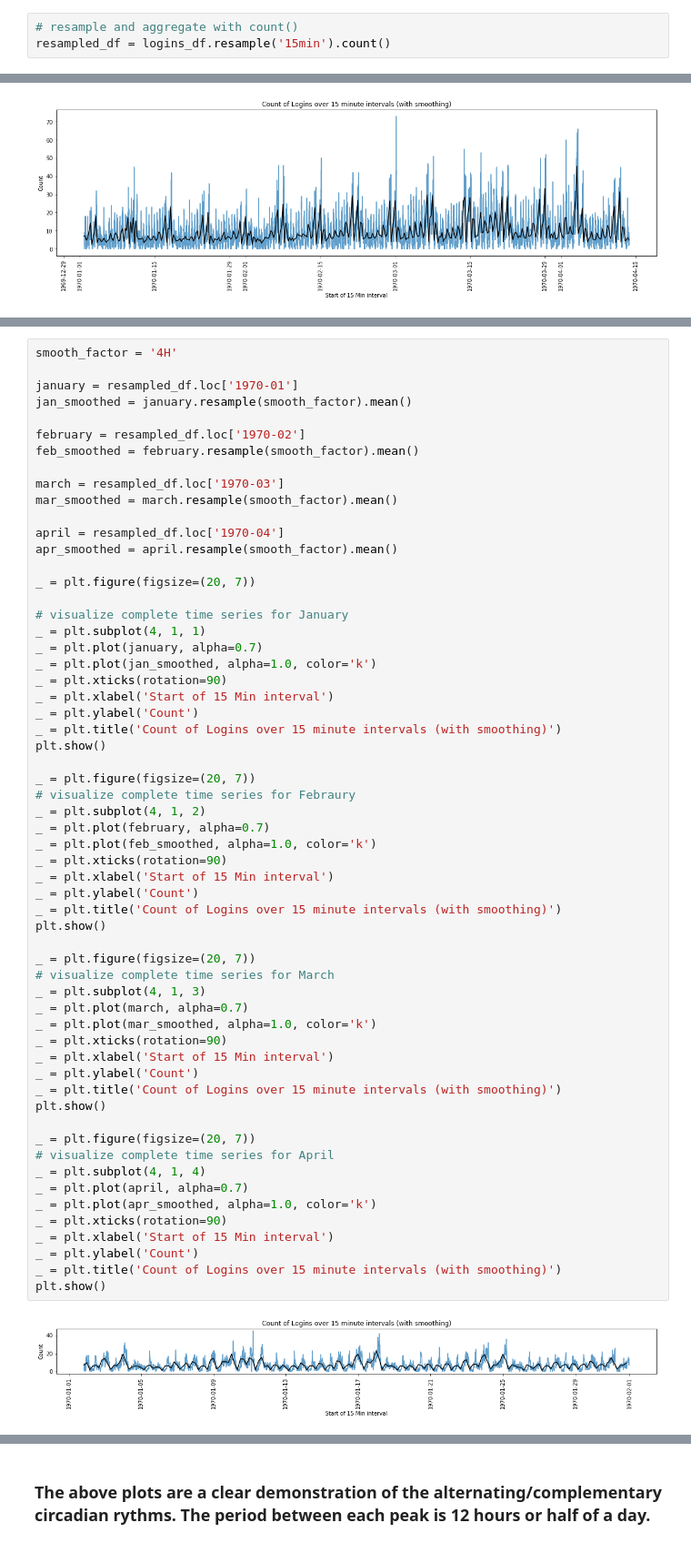
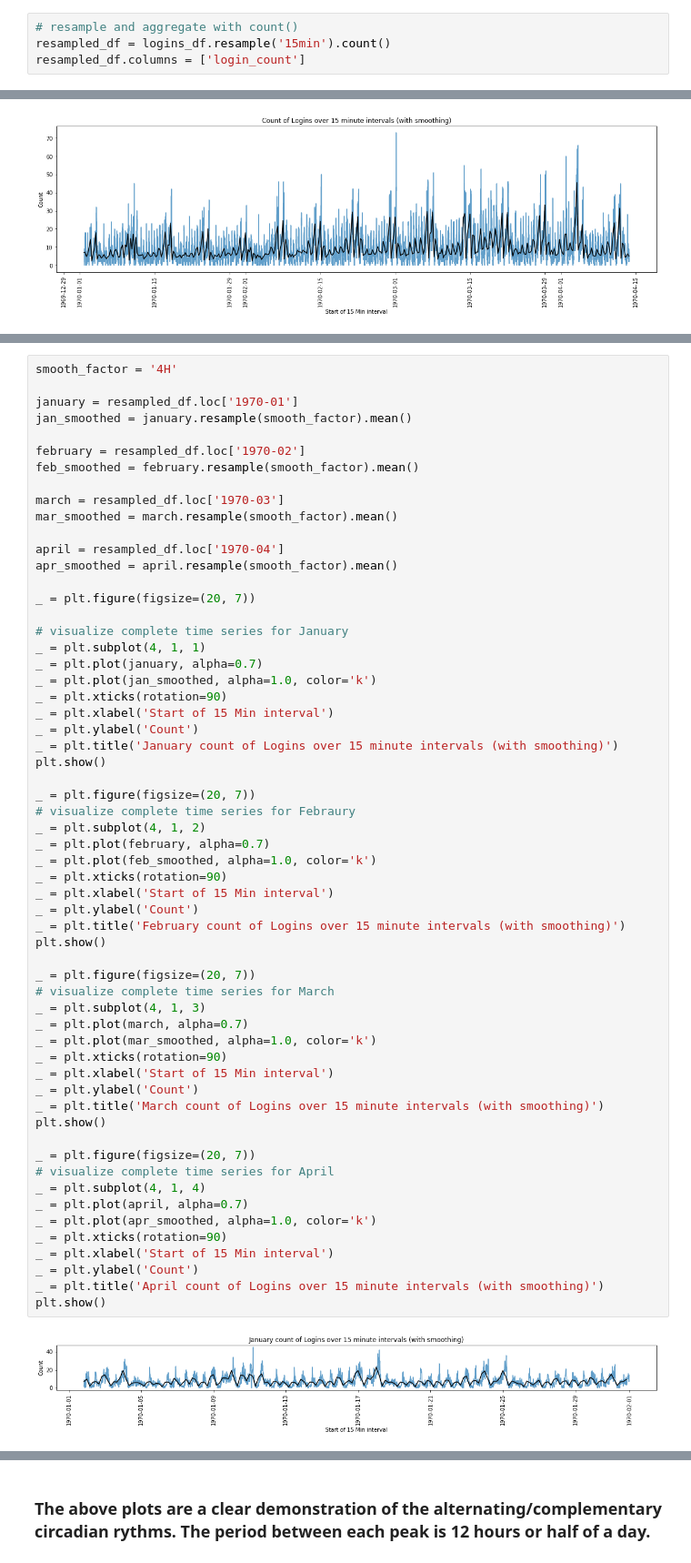
Before and after one commit to AHalarewicz/UltimateDataScienceChallenge, a Jupyter notebook: notebooks/part_1_EDA.ipynb, the cells around one changed output, grey strips where cells are left out. Shown at 91% size. Cells and saved outputs as stored; diff of their text form.

```diff
--- a/notebooks/part_1_EDA.ipynb
+++ b/notebooks/part_1_EDA.ipynb
@@ -114,6 +121,7 @@ logins_df.index = pd.to_datetime(logins_df.login_time)
 # %%
 # resample and aggregate with count()
 resampled_df = logins_df.resample('15min').count()
+resampled_df.columns = ['login_count']
 # %%
 # visualize complete time series
 _ = plt.figure(figsize=(20, 5))
@@ -173,40 +174,40 @@ _ = plt.plot(jan_smoothed, alpha=1.0, color='k')
 _ = plt.xticks(rotation=90)
 _ = plt.xlabel('Start of 15 Min interval')
 _ = plt.ylabel('Count')
-_ = plt.title('Count of Logins over 15 minute intervals (with smoothing)')
+_ = plt.title('January count of Logins over 15 minute intervals (with smoothing)')
 plt.show()
 
 _ = plt.figure(figsize=(20, 7))
 # visualize complete time series for Febraury
 _ = plt.subplot(4, 1, 2)
 _ = plt.plot(february, alpha=0.7)
 _ = plt.plot(feb_smoothed, alpha=1.0, color='k')
 _ = plt.xticks(rotation=90)
 _ = plt.xlabel('Start of 15 Min interval')
 _ = plt.ylabel('Count')
-_ = plt.title('Count of Logins over 15 minute intervals (with smoothing)')
+_ = plt.title('February count of Logins over 15 minute intervals (with smoothing)')
 plt.show()
 
 _ = plt.figure(figsize=(20, 7))
 # visualize complete time series for March
 _ = plt.subplot(4, 1, 3)
 _ = plt.plot(march, alpha=0.7)
 _ = plt.plot(mar_smoothed, alpha=1.0, color='k')
 _ = plt.xticks(rotation=90)
 _ = plt.xlabel('Start of 15 Min interval')
 _ = plt.ylabel('Count')
-_ = plt.title('Count of Logins over 15 minute intervals (with smoothing)')
+_ = plt.title('March count of Logins over 15 minute intervals (with smoothing)')
 plt.show()
 
 _ = plt.figure(figsize=(20, 7))
 # visualize complete time series for April
 _ = plt.subplot(4, 1, 4)
 _ = plt.plot(april, alpha=0.7)
 _ = plt.plot(apr_smoothed, alpha=1.0, color='k')
 _ = plt.xticks(rotation=90)
 _ = plt.xlabel('Start of 15 Min interval')
 _ = plt.ylabel('Count')
-_ = plt.title('Count of Logins over 15 minute intervals (with smoothing)')
+_ = plt.title('April count of Logins over 15 minute intervals (with smoothing)')
 plt.show()
 # %% [output]
-[figure, old version]
+[figure, new version]
```
Also changed, not shown: parts of 23 cells of this notebook.
